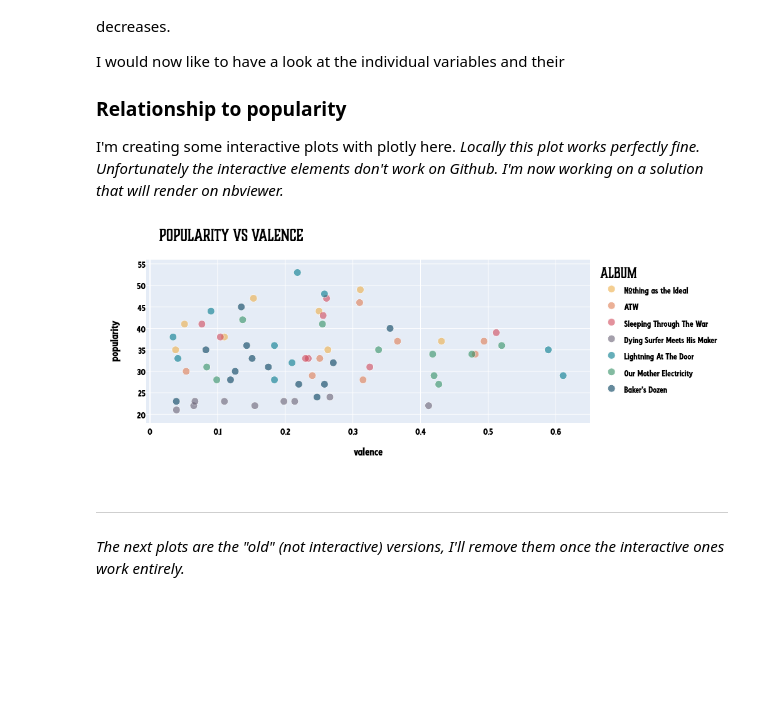
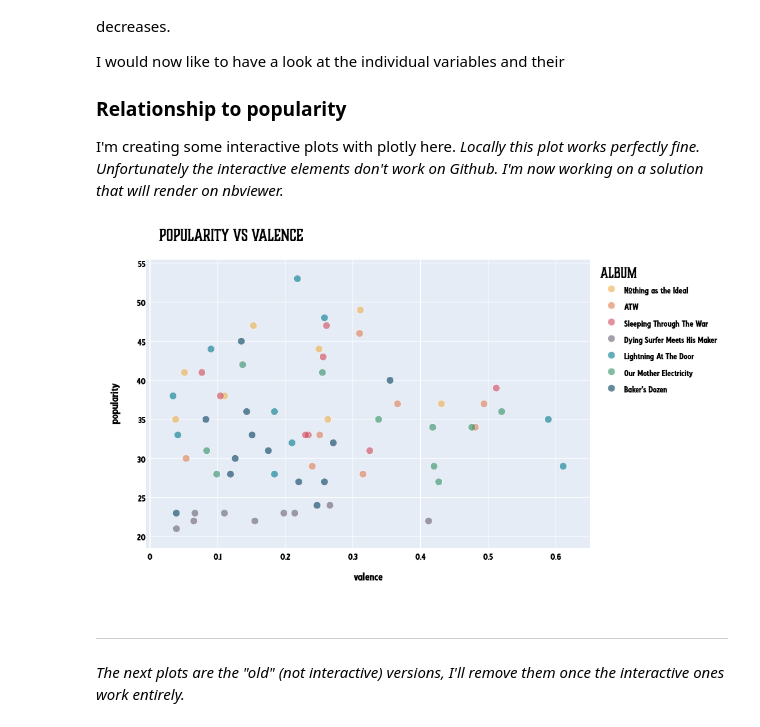
Before and after one commit to scheinmensch/Spotify, a Jupyter notebook: AllThemWitches.ipynb, the cells around one changed output. Cells and saved outputs as stored; diff of their text form; code cells hidden in the pictures; blank space fills up the shorter version.

```diff
--- a/AllThemWitches.ipynb
+++ b/AllThemWitches.ipynb
@@ -799,30 +802,30 @@ pio.renderers.default = "plotly_mimetype+notebook_connected"
 # %%
 cpal_px= {'Nothing as the Ideal': '#edae49', 'ATW': '#df7c52', 'Sleeping Through The War': '#d1495b', 'Dying Surfer Meets His Maker': '#696174', 'Lightning At The Door': '#00798c', 'Our Mother Electricity' : '#318F63', "Baker's Dozen" : '#003d5b'}
 fig = px.scatter(atw, x='valence', y='popularity', color='album_name', hover_data={'name': True, 'album_name': False, 'valence':False, 'popularity':False}, color_discrete_map=cpal_px, opacity=0.6)
 
 fig.update_traces(marker=dict(size=12,
                               line=dict(width=1,
                                         color='white')),
                   selector=dict(mode='markers'))
 fig.update_traces(hovertemplate='%{customdata[0]}')
 fig.update_layout(
     title="Popularity vs Valence",
     legend_title="Album",
     title_x=0.1,
-    width=800,
-    height=400,
+    width=900,
+    height=600,
     font_family="ROCKABILLY",
     font_color="black",
     font_size=18,
     title_font_family="Boucherie Block",
     legend_title_font_family="Boucherie Block",
     yaxis=dict(
         dtick=5
     )
 )
 fig.show()
 # %% [output]
-[figure, old version]
+[figure, new version]
 # %% [markdown]
 -----------
 *The next plots are the "old" (not interactive) versions, I'll remove them once the interactive ones work entirely.*
```
Also changed, not shown: parts of 3 cells of this notebook.
